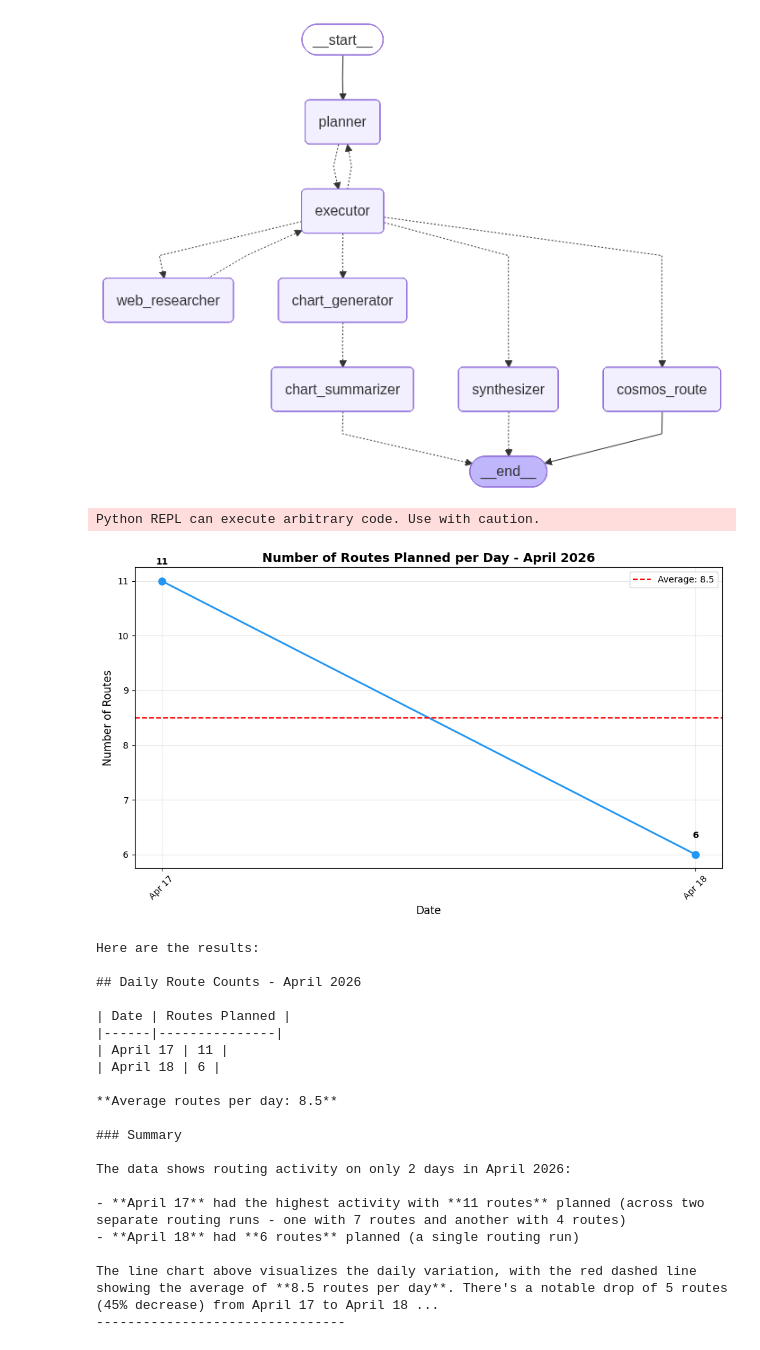
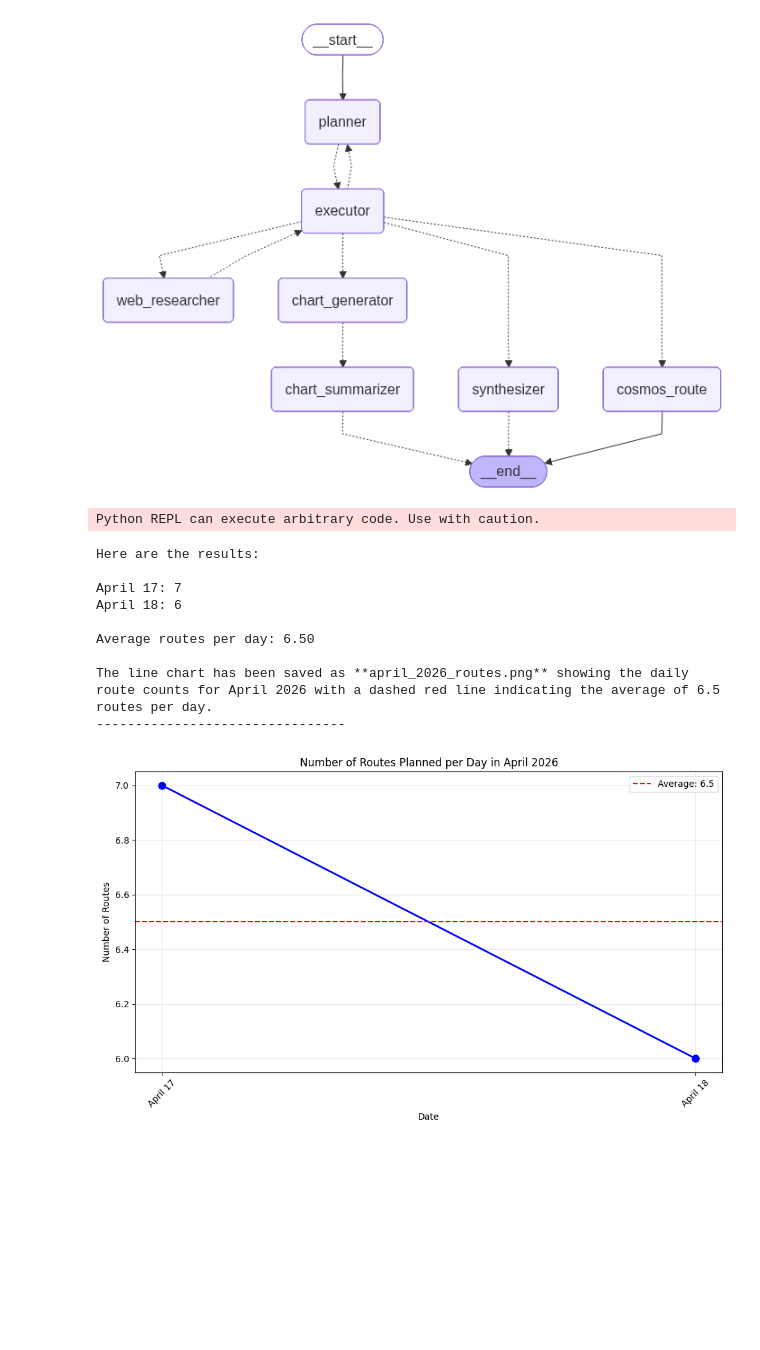
Before and after one commit to natuhvnh/agent_data, a Jupyter notebook: search_agent.ipynb, the cells around one changed output. Drawn from its saved outputs; the diff is of its cells as text; code cells hidden in the pictures; blank space fills up the shorter version.

Commit message:
fix visualization

```diff
--- a/search_agent.ipynb
+++ b/search_agent.ipynb
@@ -29,6 +30,7 @@ class State(MessagesState):
     last_reason: Optional[str] # Explains the executor’s decision to help maintain continuity and provide traceability.
     replan_flag: Optional[bool] # Set by the executor to indicate that the planner should revise the plan.
     replan_attempts: Optional[Dict[int, Dict[int, int]]] # Replan attempts tracked per step number.
+    chart_b64: Optional[str] # data URI of the cosmos agent's chart, for the front-end
 # %%
 from dotenv import load_dotenv
 load_dotenv()
@@ -354,33 +356,22 @@ April 10: 15
 # %%
 state = {
     "messages": [HumanMessage(content=query)],
     "user_query": query,
-    "enabled_agents": ["web_researcher", "chart_generator", "chart_summarizer", "synthesizer", "cosmos_route"],
+    "enabled_agents": ["cosmos_route"],
         }
 final_state = graph.invoke(state)
 final_answer = final_state["messages"][-1].content
 print(final_answer)
 print("--------------------------------")
 # %% [output]
 Python REPL can execute arbitrary code. Use with caution.
+Here are the results:
+
+April 17: 7
+April 18: 6
+
+Average routes per day: 6.50
+
+The line chart has been saved as **april_2026_routes.png** showing the daily route counts for April 2026 with a dashed red line indicating the average of 6.5 routes per day.
+--------------------------------
-[figure, old version]
+[figure, new version]
-Here are the results:
-
-## Daily Route Counts - April 2026
-
-| Date | Routes Planned |
-|------|---------------|
-| April 17 | 11 |
-| April 18 | 6 |
-
-**Average routes per day: 8.5**
-
-### Summary
-
-The data shows routing activity on only 2 days in April 2026:
-
-- **April 17** had the highest activity with **11 routes** planned (across two separate routing runs - one with 7 routes and another with 4 routes)
-- **April 18** had **6 routes** planned (a single routing run)
-
-The line chart above visualizes the daily variation, with the red dashed line showing the average of **8.5 routes per day**. There's a notable drop of 5 routes (45% decrease) from April 17 to April 18 ...
---------------------------------
```
Also changed, not shown: parts of 8 cells of this notebook, 6 other files.
